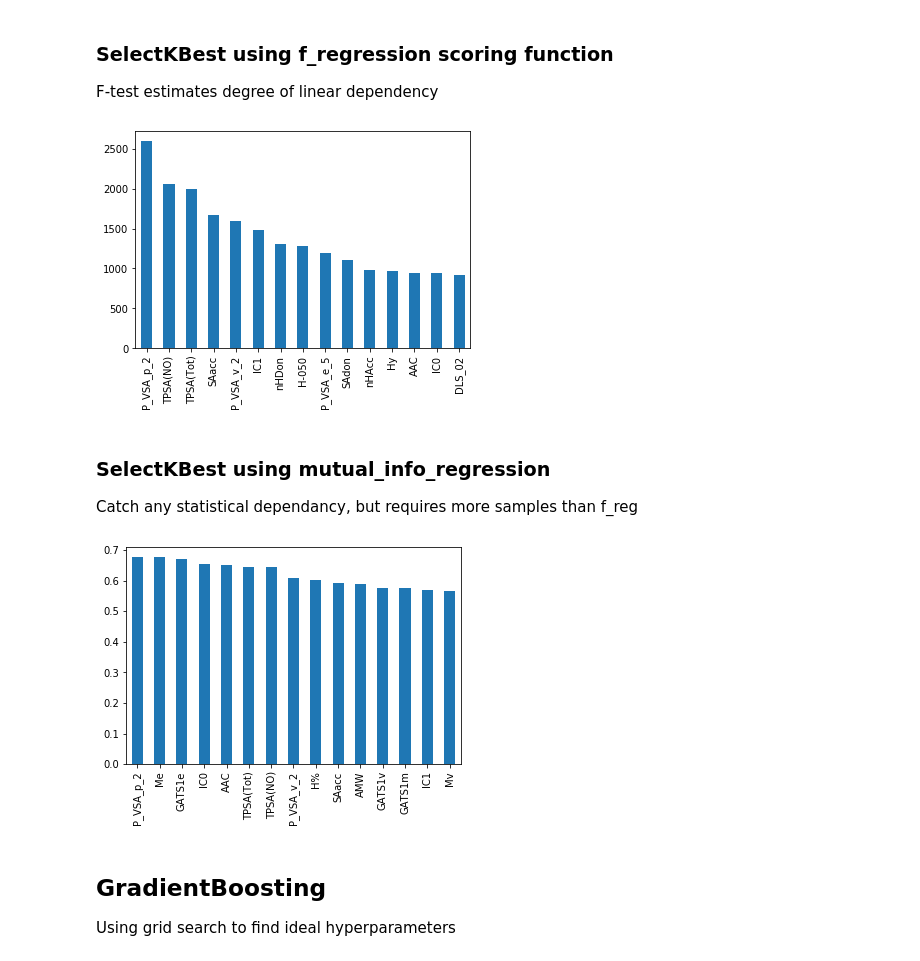
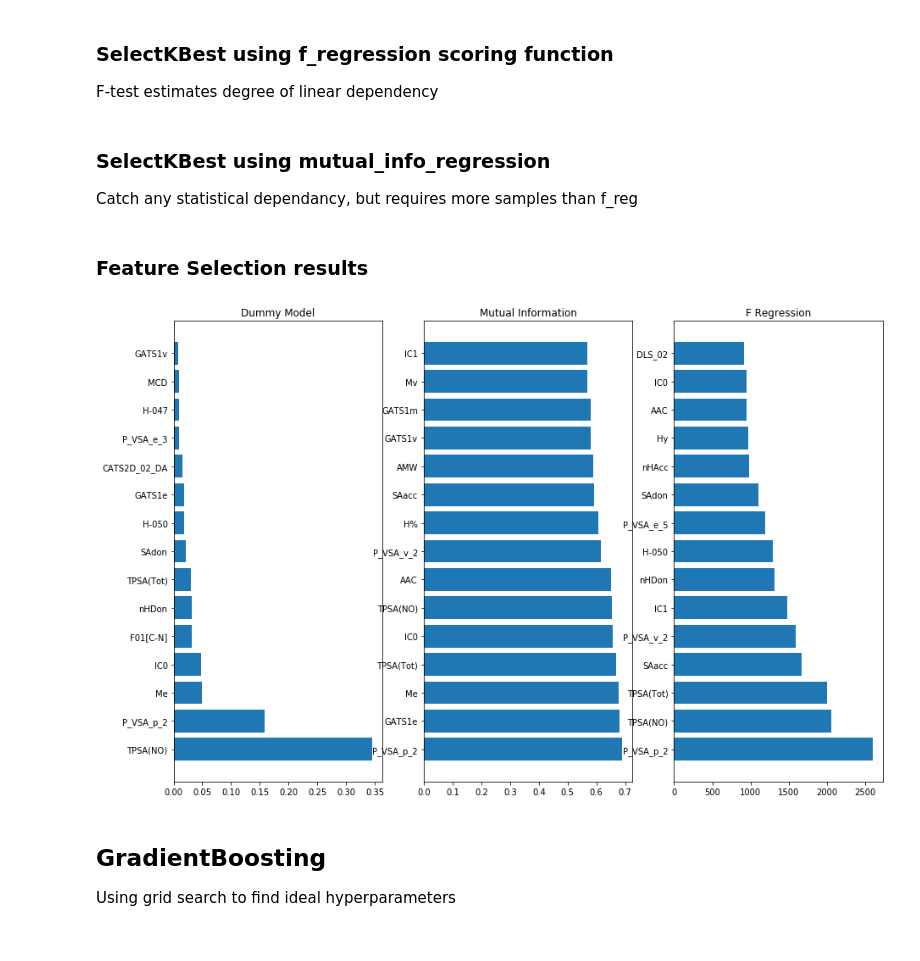
Before and after one commit to jtd1g16/HLCpredict, a Jupyter notebook: d_final_models.ipynb, the cells around one changed output. Saved outputs shown, nothing was run; the diff lists cells and outputs as text; code cells hidden in the pictures.

```diff
--- a/d_final_models.ipynb
+++ b/d_final_models.ipynb
@@ -97,14 +96,10 @@ top_15_features_model = list(importances.nlargest(15).index.values)
 F-test estimates degree of linear dependency
 # %%
 from sklearn.feature_selection import SelectKBest, f_regression
-
 fs_kbest = SelectKBest(score_func= f_regression, k=15)
 fit = fs_kbest.fit(X, y)
 scores_f = pd.Series(fit.scores_, index=X.columns)
-scores_f.nlargest(15).plot(kind='bar')
 top_15_features_kbest = list(scores_f.nlargest(15).index.values)
-# %% [output]
-[figure, removed]
 # %% [markdown]
 ### SelectKBest using mutual_info_regression
 Catch any statistical dependancy, but requires more samples than f_reg
@@ -114,10 +109,20 @@ from sklearn.feature_selection import SelectKBest, mutual_info_regression
 fs_mut_info = SelectKBest(score_func= mutual_info_regression, k=15)
 fit = fs_mut_info.fit(X, y)
 scores_mutual = pd.Series(fit.scores_, index=X.columns)
-scores_mutual.nlargest(15).plot(kind='bar')
 top_15_features_mutual_info = list(scores_mutual.nlargest(15).index.values)
-# %% [output]
-[figure, removed]
+# %% [markdown]
+### Feature Selection results
+# %%
+fig, imp_plot = plt.subplots(nrows=1, ncols=3, figsize=(15, 10))
+imp_plot[0].barh(importances.nlargest(15).index, importances.nlargest(15))
+imp_plot[0].set_title('Dummy Model')
+imp_plot[1].barh(scores_mutual.nlargest(15).index, scores_mutual.nlargest(15))
+imp_plot[1].set_title('Mutual Information')
+imp_plot[2].barh(scores_f.nlargest(15).index, scores_f.nlargest(15))
+imp_plot[2].set_title('F Regression')
+plt.show()
+# %% [output]
+[figure, added]
 # %% [markdown]
 ## GradientBoosting
 Using grid search to find ideal hyperparameters
```
Also changed, not shown: parts of 21 cells of this notebook.
